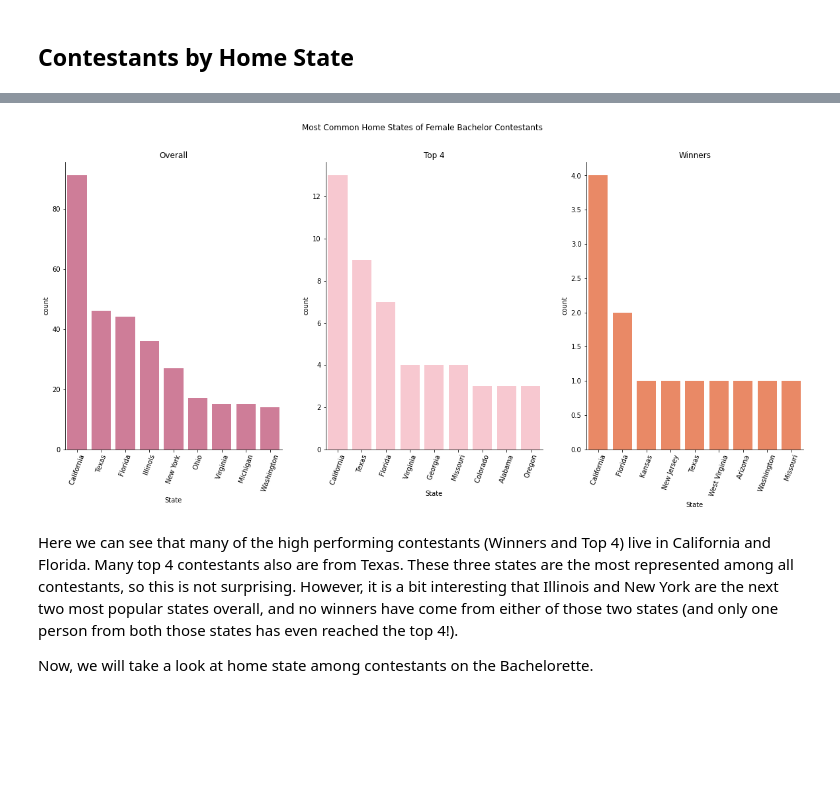
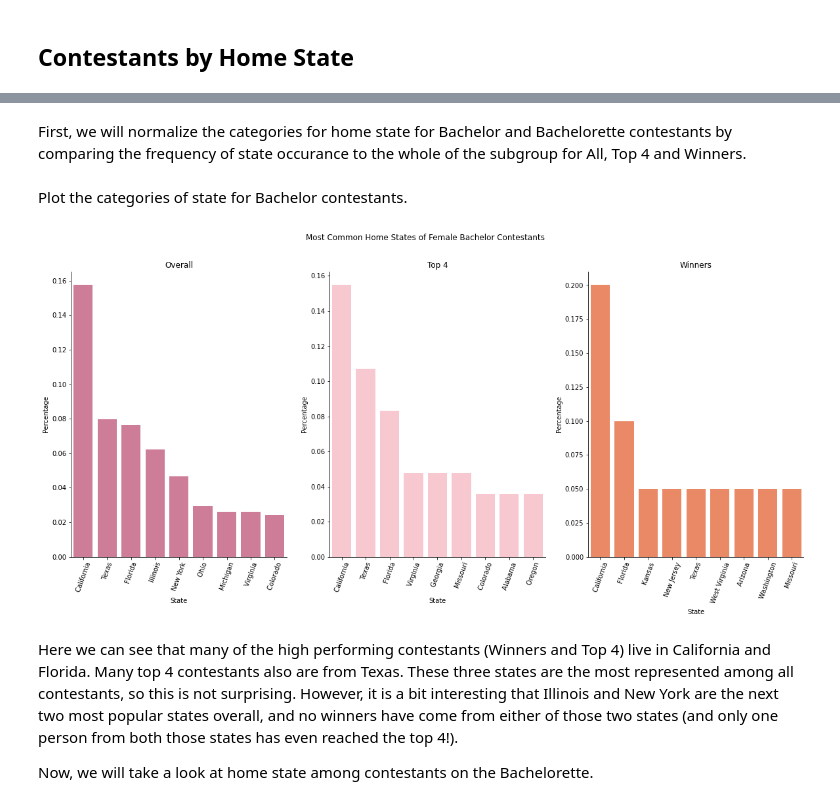
Before and after one commit to melissamelton/BachelorAnalysis, a Jupyter notebook: TheBachelorAnalysis_GSB521.ipynb, the cells around one changed output, grey strips where cells are left out. Drawn from its saved outputs; the diff is of its cells as text; code cells hidden in the pictures; blank space fills up the shorter version.

```diff
--- a/TheBachelorAnalysis_GSB521.ipynb
+++ b/TheBachelorAnalysis_GSB521.ipynb
@@ -514,0 +550,19 @@ Another potential predictor variable we wanted to analyze is Home State of the H
+# %% [markdown]
+First, we will normalize the categories for home state for Bachelor and Bachelorette contestants by comparing the frequency of state occurance to the whole of the subgroup for All, Top 4 and Winners.
+# %%
+#creating new df to normalize State Data for all subgroups for women on Bachelor
+
+norm_state_all = contestants_df['State'].value_counts()
+norm_state_all = norm_state_all.reset_index(name='count')
+norm_state_all['Percentage'] = norm_state_all['count']/norm_state_all['count'].sum()
+#print(norm_state_all)
+
+norm_state_4 = top4_df['State'].value_counts()
+norm_state_4 = norm_state_4.reset_index(name='count')
+norm_state_4['Percentage'] = norm_state_4['count']/norm_state_4['count'].sum()
+#print(norm_state_4)
+
+norm_state_win = winners_df['State'].value_counts()
+norm_state_win = norm_state_win.reset_index(name='count')
+norm_state_win['Percentage'] = norm_state_win['count']/norm_state_win['count'].sum()
+#print(norm_state_win)
@@ -515,27 +586,32 @@ Another potential predictor variable we wanted to analyze is Home State of the H
+# %% [markdown]
+Plot the categories of state for Bachelor contestants.
 # %%
 #Popular home states for Overall, Winners, and Top 4: The Bachelor
 fig, axes = plt.subplots(nrows = 1, ncols = 3, figsize = (20,8))
 
-order_overall = contestants_df["State"].value_counts().iloc[:9].index
-order_top4 = top4_df["State"].value_counts().iloc[:9].index
-order_winners = winners_df["State"].value_counts().iloc[:9].index
+order_overall = norm_state_all['index'].iloc[:9]
+order_top4 = norm_state_4['index'].iloc[:9]
+order_winners = norm_state_win['index'].iloc[:9]
 
-sns.countplot(x = contestants_df["State"], color="palevioletred", ax = axes[0],
+sns.barplot(x = norm_state_all["index"], y = norm_state_all["Percentage"], color="palevioletred", ax = axes[0],
               order=order_overall).set(title="Overall")
 axes[0].set_xticklabels(order_overall, rotation = 70)
+axes[0].set_xlabel("State")
 
-sns.countplot(x = top4_df["State"], color="pink", ax = axes[1],
+sns.barplot(x = norm_state_4["index"], y = norm_state_4["Percentage"], color="pink", ax = axes[1],
               order=order_top4).set(title="Top 4")
 axes[1].set_xticklabels(order_top4, rotation = 70)
+axes[1].set_xlabel("State")
 
-sns.countplot(x = winners_df["State"], color="coral", ax = axes[2],
+sns.barplot(x = norm_state_win["index"], y = norm_state_win["Percentage"], color="coral", ax = axes[2],
               order=order_winners).set(title="Winners")
 axes[2].set_xticklabels(order_winners, rotation = 70)
+axes[2].set_xlabel("State")
 
 fig.suptitle('Most Common Home States of Female Bachelor Contestants')
 sns.despine()
 # %% [output]
-[figure, old version]
+[figure, new version]
 # %% [markdown]
 Here we can see that many of the high performing contestants (Winners and Top 4) live in California and Florida. Many top 4 contestants also are from Texas. These three states are the most represented among all contestants, so this is not surprising. However, it is a bit interesting that Illinois and New York are the next two most popular states overall, and no winners have come from either of those two states (and only one person from both those states has even reached the top 4!).
 
```
Also changed, not shown: parts of 89 cells of this notebook.
